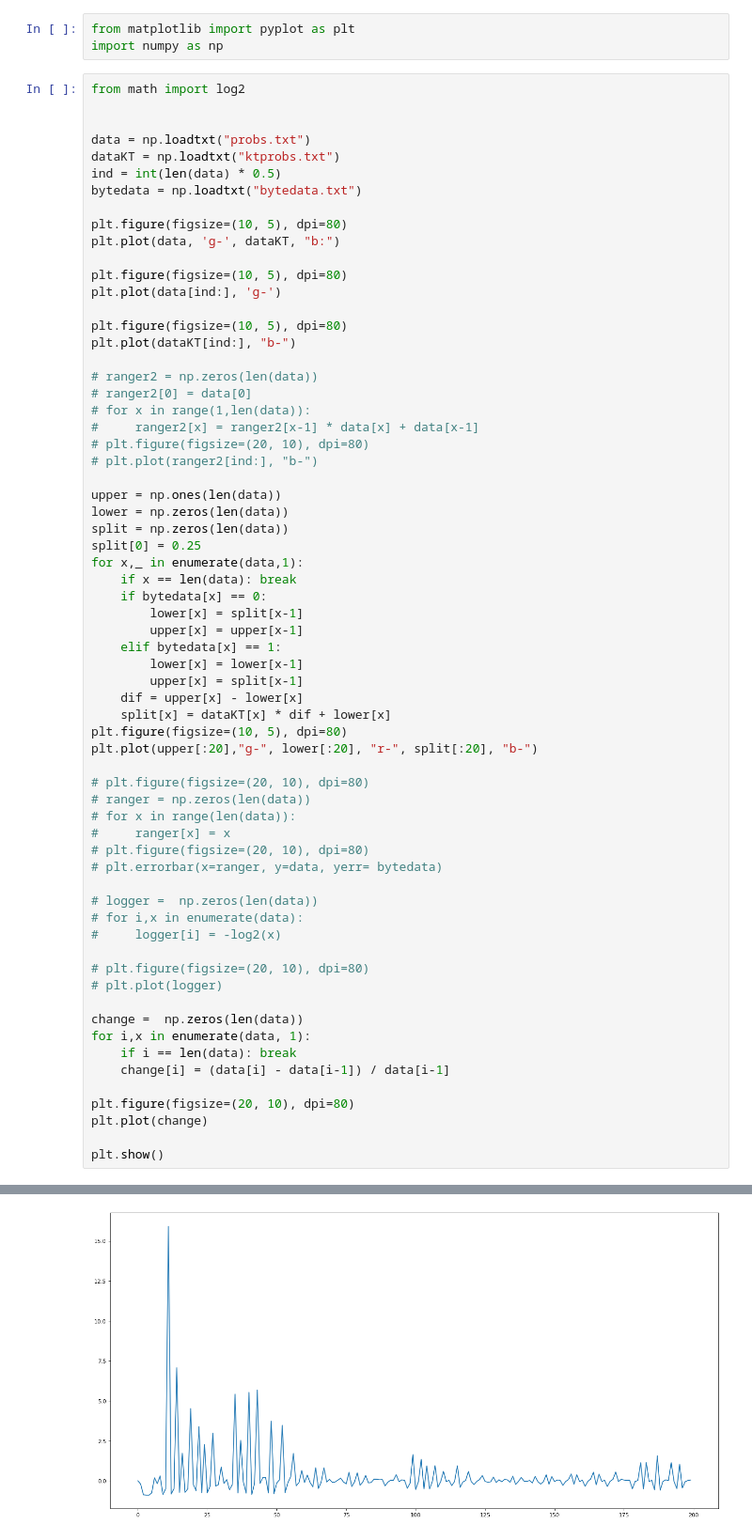
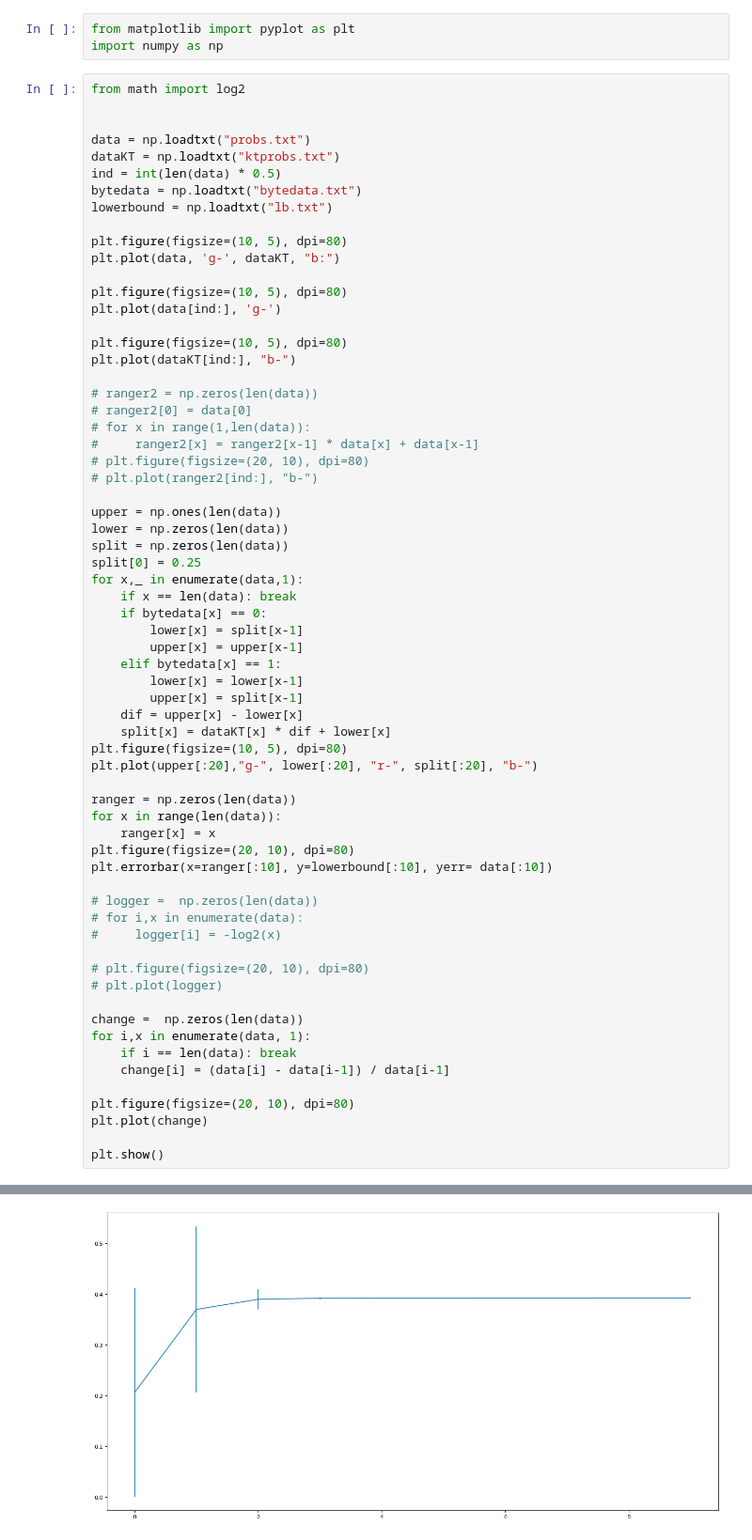
Before and after one commit to zachfurie/compression, a Jupyter notebook: graphs.ipynb, the cells around one changed output, grey strips where cells are left out. Shown at 94% size. Drawn from its saved outputs; the diff is of its cells as text.

```diff
--- a/graphs.ipynb
+++ b/graphs.ipynb
@@ -9,6 +9,7 @@ data = np.loadtxt("probs.txt")
 dataKT = np.loadtxt("ktprobs.txt")
 ind = int(len(data) * 0.5)
 bytedata = np.loadtxt("bytedata.txt")
+lowerbound = np.loadtxt("lb.txt")
 
 plt.figure(figsize=(10, 5), dpi=80)
 plt.plot(data, 'g-', dataKT, "b:")
@@ -38,37 +39,36 @@ for x,_ in enumerate(data,1):
     elif bytedata[x] == 1:
         lower[x] = lower[x-1]
         upper[x] = split[x-1]
     dif = upper[x] - lower[x]
     split[x] = dataKT[x] * dif + lower[x]
 plt.figure(figsize=(10, 5), dpi=80)
 plt.plot(upper[:20],"g-", lower[:20], "r-", split[:20], "b-")
 
-# plt.figure(figsize=(20, 10), dpi=80)
-# ranger = np.zeros(len(data))
-# for x in range(len(data)):
-#     ranger[x] = x
-# plt.figure(figsize=(20, 10), dpi=80)
-# plt.errorbar(x=ranger, y=data, yerr= bytedata)
+ranger = np.zeros(len(data))
+for x in range(len(data)):
+    ranger[x] = x
+plt.figure(figsize=(20, 10), dpi=80)
+plt.errorbar(x=ranger[:10], y=lowerbound[:10], yerr= data[:10])
 
 # logger =  np.zeros(len(data))
 # for i,x in enumerate(data):
 #     logger[i] = -log2(x)
 
 # plt.figure(figsize=(20, 10), dpi=80)
 # plt.plot(logger)
 
 change =  np.zeros(len(data))
 for i,x in enumerate(data, 1):
     if i == len(data): break
     change[i] = (data[i] - data[i-1]) / data[i-1]
 
 plt.figure(figsize=(20, 10), dpi=80)
 plt.plot(change)
 
 plt.show()
 # %% [output]
 [figure]
 [figure]
 [figure]
 [figure]
-[figure, old version]
+[figure, new version]
```
Also changed, not shown: parts of 1 cell of this notebook, 2 other files.
